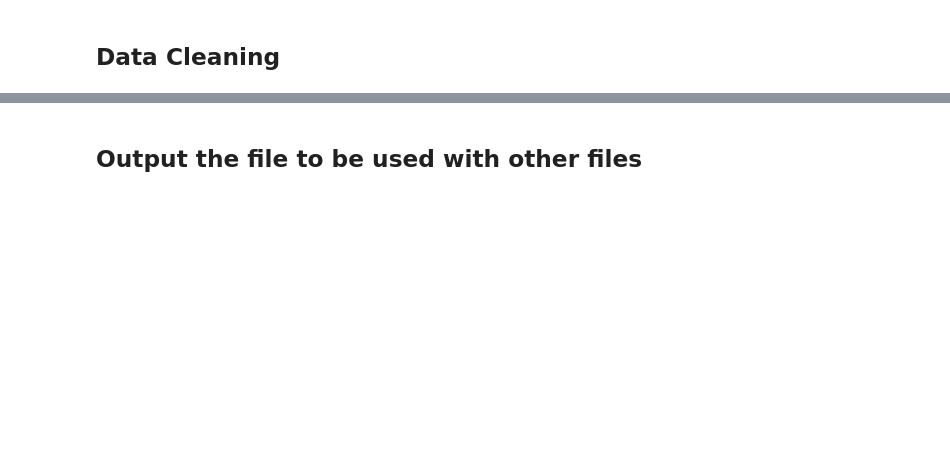
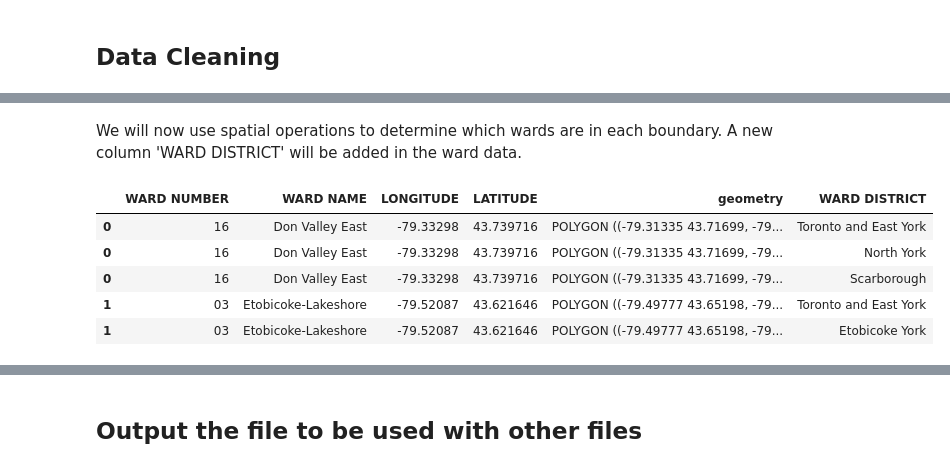
Before and after one commit to sabarahimi1/CME538_Big-Project_Hackstreet-Boys, a Jupyter notebook: Ward Data/Ward Data.ipynb, the cells around one changed output, grey strips where cells are left out. Drawn from its saved outputs; the diff is of its cells as text; code cells hidden in the pictures; blank space fills up the shorter version.

```diff
--- a/Ward Data/Ward Data.ipynb
+++ b/Ward Data/Ward Data.ipynb
@@ -154,0 +193,6 @@ map_wards_boundaries
+# %%
+# GeoDataFrame with only AREA_NAME and geometry columns
+wards_boundaries= wards_boundaries[['AREA_NAME', 'geometry']]
+
+# View GeoDataFrame
+wards_boundaries.head()
@@ -154,0 +217,6 @@ map_wards_boundaries
+# %%
+# Delete 'Community Council' in AREA_NAME
+wards_boundaries['AREA_NAME'] = wards_boundaries['AREA_NAME'].str.replace(' Community Council', '', regex=False)
+
+# View GeoDataFrame
+wards_boundaries.head()
@@ -154,0 +241,27 @@ map_wards_boundaries
+# %%
+# Fix invalid geometries
+wards_boundaries["geometry"] = wards_boundaries["geometry"].buffer(0)
+wards_data["geometry"] = wards_data["geometry"].buffer(0)
+
+# Explode multi-part geometries into individual parts
+wards_boundaries = wards_boundaries.explode(index_parts=False)
+# %% [markdown]
+We will now use spatial operations to determine which wards are in each boundary. A new column 'WARD DISTRICT' will be added in the ward data.
+# %%
+# Perform a spatial join to add AREA_NAME to wards_data
+wards_data_with_district = gpd.sjoin(wards_data, wards_boundaries[['AREA_NAME', 'geometry']], how="left", predicate="intersects")
+
+# Rename AREA_NAME to WARD DISTRICT
+wards_data_with_district = wards_data_with_district.rename(columns={'AREA_NAME': 'WARD DISTRICT'})
+
+# Drop unnecessary columns
+wards_data_with_district = wards_data_with_district.drop(columns=['index_right'], errors='ignore')
+# %%
+wards_data_with_district.head()
+# %% [output]
+|  | WARD NUMBER | WARD NAME | LONGITUDE | LATITUDE | geometry | WARD DISTRICT |
+| 0 | 16 | Don Valley East | -79.33298 | 43.739716 | POLYGON ((-79.31335 43.71699, -79... | Toronto and East York |
+| 0 | 16 | Don Valley East | -79.33298 | 43.739716 | POLYGON ((-79.31335 43.71699, -79... | North York |
+| 0 | 16 | Don Valley East | -79.33298 | 43.739716 | POLYGON ((-79.31335 43.71699, -79... | Scarborough |
+| 1 | 03 | Etobicoke-Lakeshore | -79.52087 | 43.621646 | POLYGON ((-79.49777 43.65198, -79... | Toronto and East York |
+| 1 | 03 | Etobicoke-Lakeshore | -79.52087 | 43.621646 | POLYGON ((-79.49777 43.65198, -79... | Etobicoke York |
```
Also changed, not shown: parts of 31 cells of this notebook, 2 other files.
